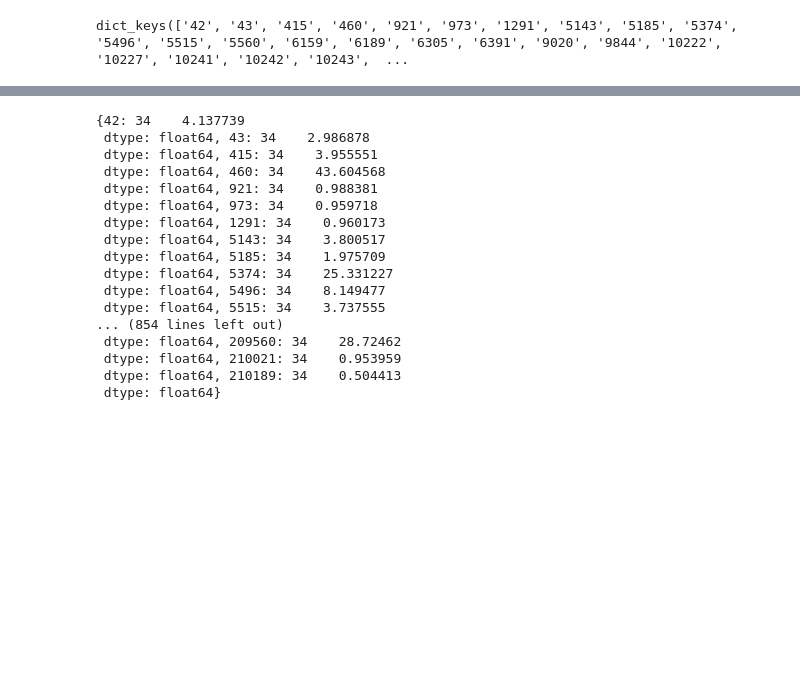
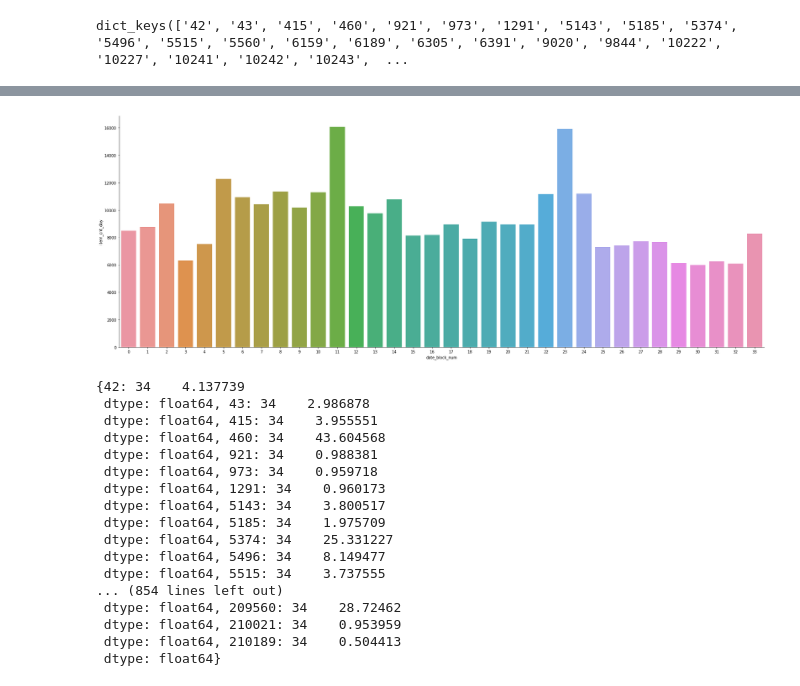
Before and after one commit to zex0023/Sale_Prediction, a Jupyter notebook: sales_prediction.ipynb, the cells around one changed output, grey strips where cells are left out. Saved outputs shown, nothing was run; the diff lists cells and outputs as text; code cells hidden in the pictures; blank space fills up the shorter version.

```diff
--- a/sales_prediction.ipynb
+++ b/sales_prediction.ipynb
@@ -209,3 +221,6 @@ dict_keys(['42', '43', '415', '460', '921', '973', '1291', '5143', '5185', '5374
 # %%
 for i in list(dic.keys()):
     dic[i]['item_cnt_day'] = dic[i]['item_cnt_day'].interpolate()
+# %%
+new_t = pd.concat(dic.values(), ignore_index=True)
+new_t.describe()
@@ -212,3 +251,11 @@ for i in list(dic.keys()):
+# %%
+new_i = new_t[['date_block_num', 'item_cnt_day']]
+new_i = new_i.groupby(['date_block_num'],as_index=False).agg({'item_cnt_day':'sum'})
+# %%
+new_g = sns.catplot(x="date_block_num", y="item_cnt_day", kind="bar", data=new_i)
+new_g.fig.set_size_inches(30,10)
+# %% [output]
+[figure, added]
 # %%
 from statsmodels.tsa.arima_model import ARIMA
 # %%
```
Also changed, not shown: parts of 4 cells of this notebook.
